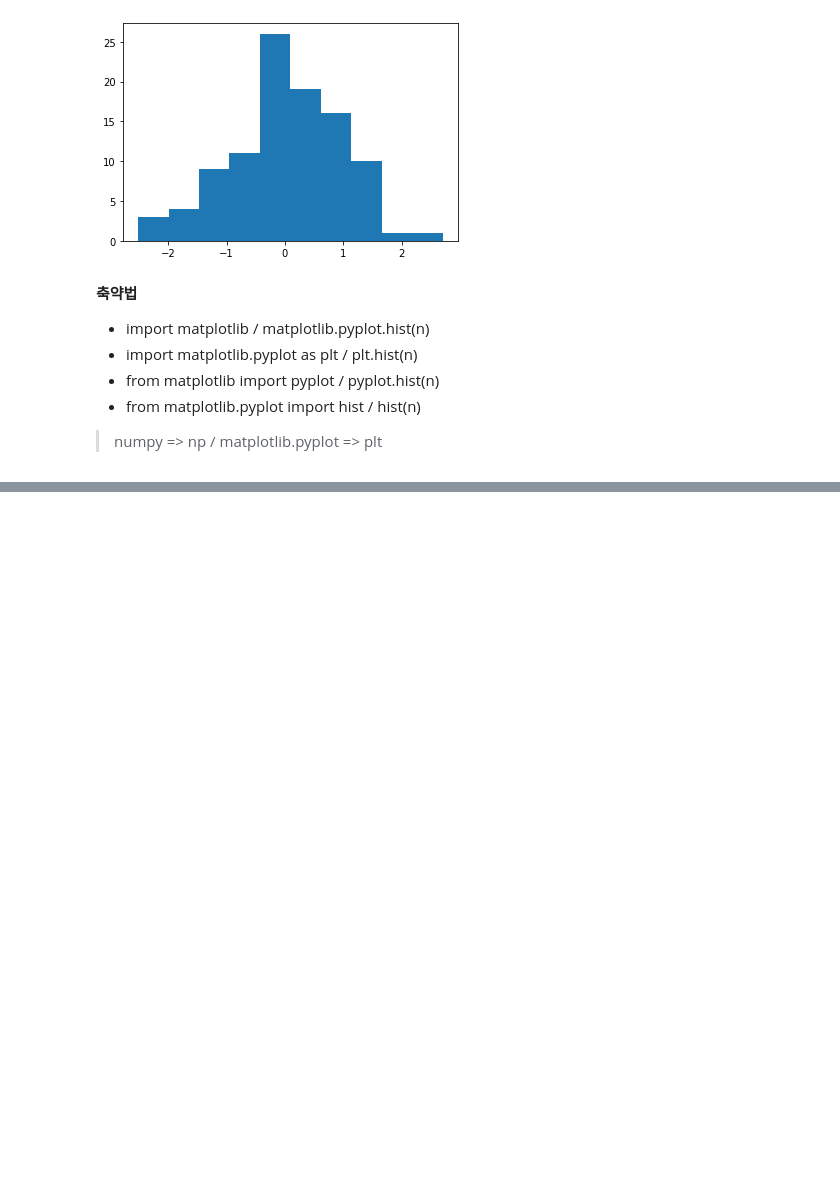
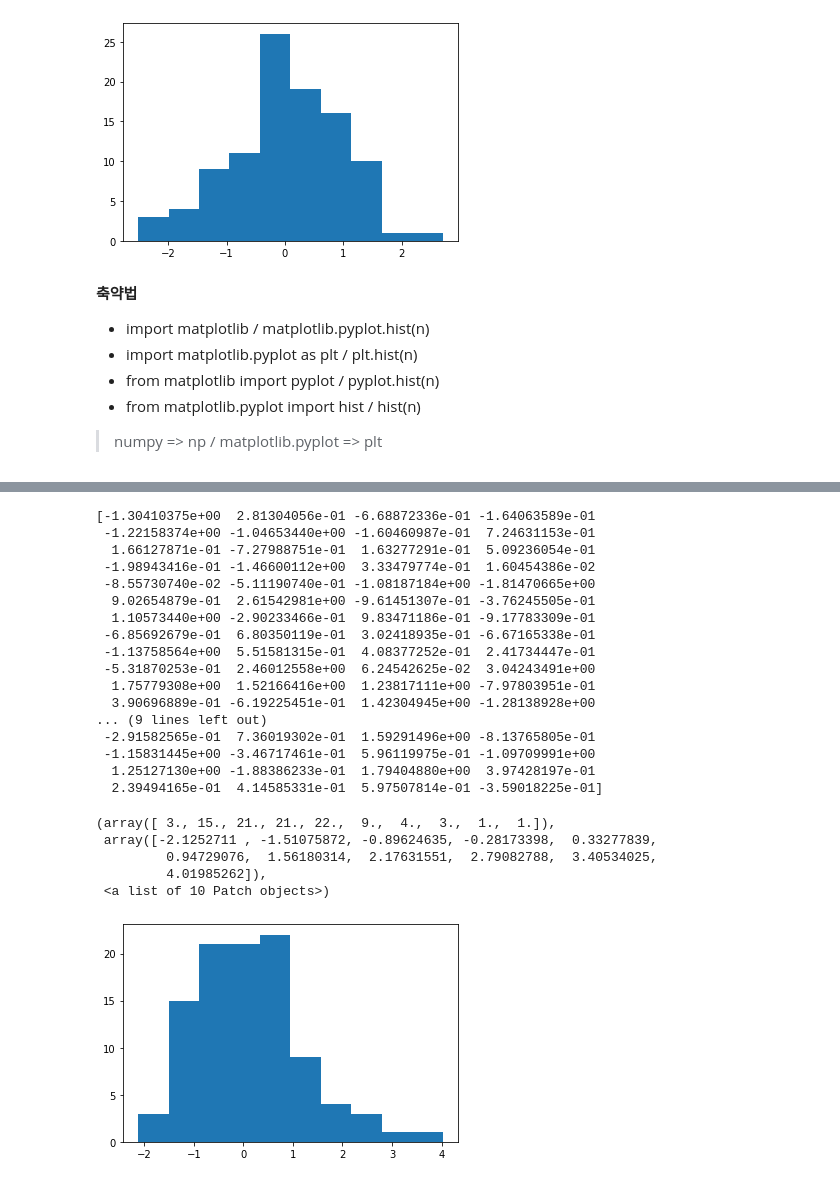
Before and after one commit to iamsorri/class2022Spring, a Jupyter notebook: 20220316.ipynb, the cells around one changed output, grey strips where cells are left out. Drawn from its saved outputs; the diff is of its cells as text; code cells hidden in the pictures; blank space fills up the shorter version.

```diff
--- a/20220316.ipynb
+++ b/20220316.ipynb
@@ -483,0 +602,28 @@ hist(n)
+# %%
+x = np.random.normal(0, 1, 100)    #1d array, 100개짜리 1d array
+print(x)
+plt.hist(x, bins=10)               #bins로 통(가로칸)을 10개로 설정
+# %% [output]
+[-1.30410375e+00  2.81304056e-01 -6.68872336e-01 -1.64063589e-01
+ -1.22158374e+00 -1.04653440e+00 -1.60460987e-01  7.24631153e-01
+  1.66127871e-01 -7.27988751e-01  1.63277291e-01  5.09236054e-01
+ -1.98943416e-01 -1.46600112e+00  3.33479774e-01  1.60454386e-02
+ -8.55730740e-02 -5.11190740e-01 -1.08187184e+00 -1.81470665e+00
+  9.02654879e-01  2.61542981e+00 -9.61451307e-01 -3.76245505e-01
+  1.10573440e+00 -2.90233466e-01  9.83471186e-01 -9.17783309e-01
+ -6.85692679e-01  6.80350119e-01  3.02418935e-01 -6.67165338e-01
+ -1.13758564e+00  5.51581315e-01  4.08377252e-01  2.41734447e-01
+ -5.31870253e-01  2.46012558e+00  6.24542625e-02  3.04243491e+00
+  1.75779308e+00  1.52166416e+00  1.23817111e+00 -7.97803951e-01
+  3.90696889e-01 -6.19225451e-01  1.42304945e+00 -1.28138928e+00
+... (9 lines left out)
+ -2.91582565e-01  7.36019302e-01  1.59291496e+00 -8.13765805e-01
+ -1.15831445e+00 -3.46717461e-01  5.96119975e-01 -1.09709991e+00
+  1.25127130e+00 -1.88386233e-01  1.79404880e+00  3.97428197e-01
+  2.39494165e-01  4.14585331e-01  5.97507814e-01 -3.59018225e-01]
+(array([ 3., 15., 21., 21., 22.,  9.,  4.,  3.,  1.,  1.]),
+ array([-2.1252711 , -1.51075872, -0.89624635, -0.28173398,  0.33277839,
+         0.94729076,  1.56180314,  2.17631551,  2.79082788,  3.40534025,
+         4.01985262]),
+ <a list of 10 Patch objects>)
+[figure, added]
```
Also changed, not shown: parts of 19 cells of this notebook.
